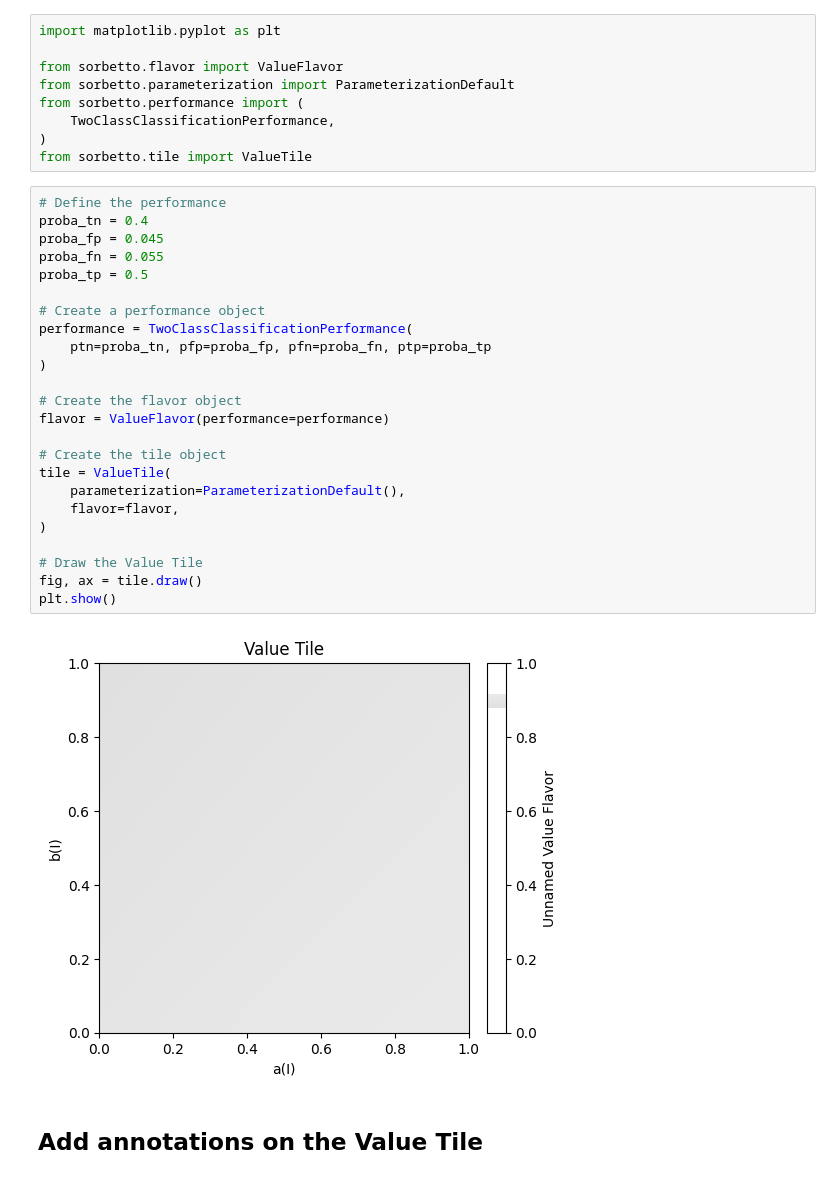
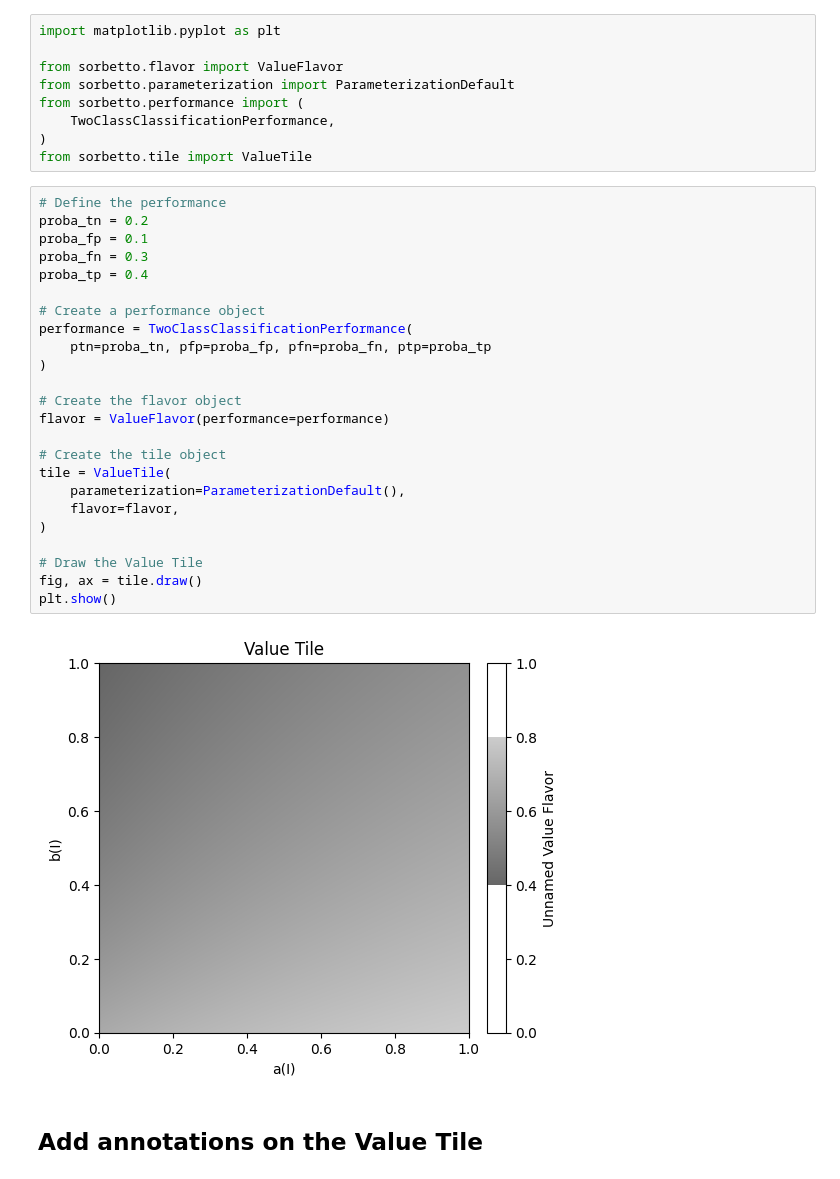
Before and after one commit to uliege-performance/sorbetto, a Jupyter notebook: examples/value_tile.ipynb, the cells around one changed output. Saved outputs shown, nothing was run; the diff lists cells and outputs as text.

```diff
--- a/examples/value_tile.ipynb
+++ b/examples/value_tile.ipynb
@@ -11,30 +11,30 @@ from sorbetto.performance import (
 from sorbetto.tile import ValueTile
 # %%
 # Define the performance
-proba_tn = 0.4
-proba_fp = 0.045
-proba_fn = 0.055
-proba_tp = 0.5
+proba_tn = 0.2
+proba_fp = 0.1
+proba_fn = 0.3
+proba_tp = 0.4
 
 # Create a performance object
 performance = TwoClassClassificationPerformance(
     ptn=proba_tn, pfp=proba_fp, pfn=proba_fn, ptp=proba_tp
 )
 
 # Create the flavor object
 flavor = ValueFlavor(performance=performance)
 
 # Create the tile object
 tile = ValueTile(
     parameterization=ParameterizationDefault(),
     flavor=flavor,
 )
 
 # Draw the Value Tile
 fig, ax = tile.draw()
 plt.show()
 # %% [output]
-[figure, old version]
+[figure, new version]
 # %% [markdown]
 ## Add annotations on the Value Tile
 # %%
```
Also changed, not shown: parts of 5 cells of this notebook, 3 other files.
